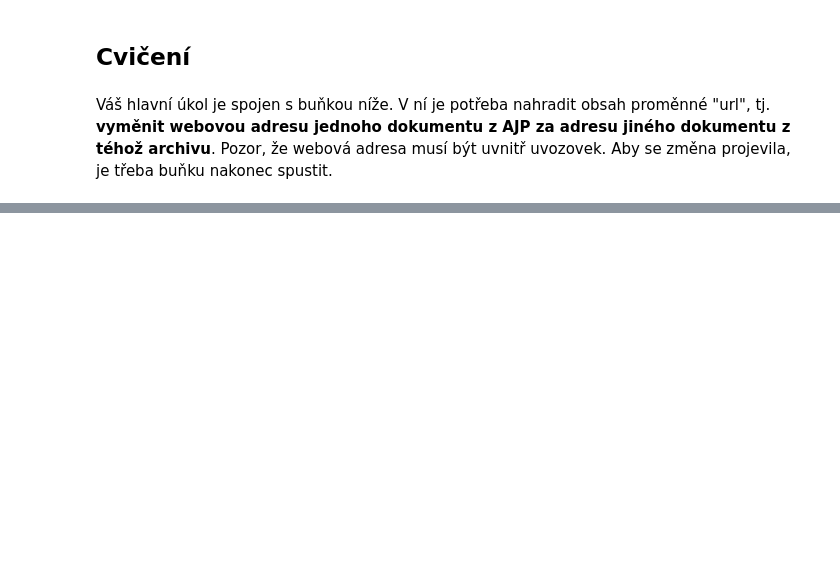
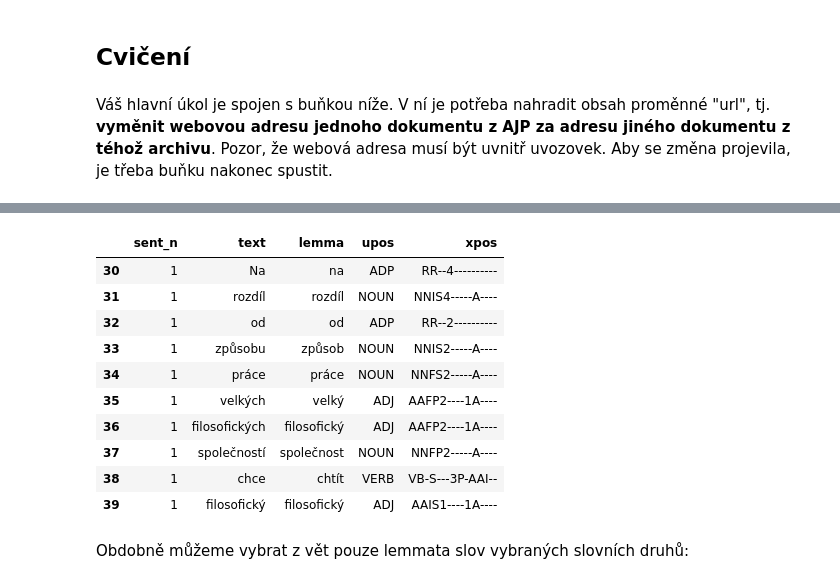
Before and after one commit to CCS-ZCU/pribehy-dat, a Jupyter notebook: scripts/nlp.ipynb, the cells around one changed output, grey strips where cells are left out. Saved outputs shown, nothing was run; the diff lists cells and outputs as text; code cells hidden in the pictures; blank space fills up the shorter version.

```diff
--- a/scripts/nlp.ipynb
+++ b/scripts/nlp.ipynb
@@ -17,11 +13,12 @@ Následující buňka je první klíčovou buňkou pro naše cvičení a  je pot
 # %% [markdown]
 ## Cvičení
 # %%
-# naše první buňka slouží k tomu, abychom do aktuálního GoogleColab skriptu
-# importovali určité dodatečné balíčky (či knihovny) s funkcemi,
-# které nejsou v "základní výbavě" Pythonu. Některé knihovny budeme muset dokonce nainstalovat
-
+%%capture
+!pip install stanza
 import requests
+import stanza
+stanza.download("cs")
+nlp = stanza.Pipeline("cs")
 from urllib.request import urlopen # pro práci w webovými adresami
 from urllib.parse import quote
 from bs4 import BeautifulSoup # pro práci s webovými stránkami ve formátu html
@@ -59,0 +103,3 @@ len(string_list)
+# %%
+# vytvoříme morfoligicky zpracovanou verzi našeho textu a konvenčně si ji uložíme do proměnně `doc`.
+doc = nlp(text_dokumentu)
@@ -59,0 +108,27 @@ len(string_list)
+# %%
+data = []
+for i, sentence in enumerate(doc.sentences):
+  for token in sentence.words:
+    data.append({
+      'sent_n' : i,
+      'text': token.text,
+      'lemma': token.lemma,
+      'upos': token.upos,
+      'xpos': token.xpos
+    })
+data_df = pd.DataFrame(data)
+data_df[30:40]
+# %% [output]
+|  | sent_n | text | lemma | upos | xpos |
+| 30 | 1 | Na | na | ADP | RR--4---------- |
+| 31 | 1 | rozdíl | rozdíl | NOUN | NNIS4-----A---- |
+| 32 | 1 | od | od | ADP | RR--2---------- |
+| 33 | 1 | způsobu | způsob | NOUN | NNIS2-----A---- |
+| 34 | 1 | práce | práce | NOUN | NNFS2-----A---- |
+| 35 | 1 | velkých | velký | ADJ | AAFP2----1A---- |
+| 36 | 1 | filosofických | filosofický | ADJ | AAFP2----1A---- |
+| 37 | 1 | společností | společnost | NOUN | NNFP2-----A---- |
+| 38 | 1 | chce | chtít | VERB | VB-S---3P-AAI-- |
+| 39 | 1 | filosofický | filosofický | ADJ | AAIS1----1A---- |
+# %% [markdown]
+Obdobně můžeme vybrat z vět pouze lemmata slov vybraných slovních druhů:
```
Also changed, not shown: parts of 30 cells of this notebook, 3 other files.
